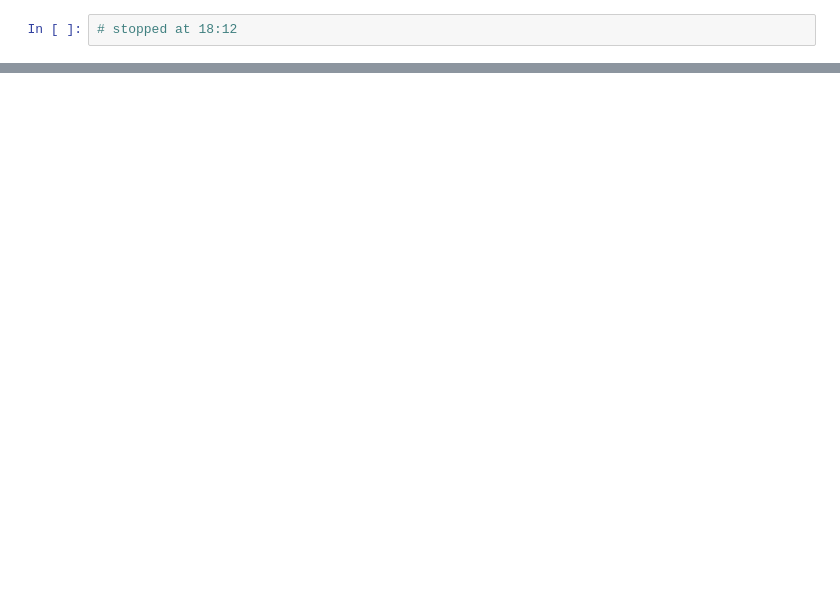
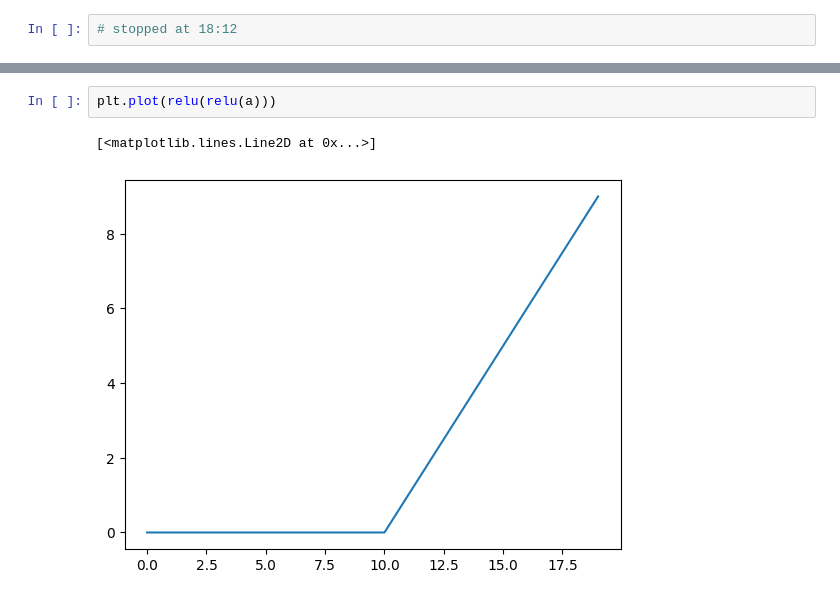
Before and after one commit to 00015775/learning-lab, a Jupyter notebook: pytorch/notebooks/03_youtube_pytorch.ipynb, the cells around one changed output, grey strips where cells are left out. Cells and saved outputs as stored; diff of their text form; blank space fills up the shorter version.

```diff
--- a/pytorch/notebooks/03_youtube_pytorch.ipynb
+++ b/pytorch/notebooks/03_youtube_pytorch.ipynb
@@ -1068,0 +1127,5 @@ torch.Size([16, 10])
+# %%
+plt.plot(relu(relu(a)))
+# %% [output]
+[<matplotlib.lines.Line2D at 0x...>]
+[figure, added]
```
Also changed, not shown: parts of 53 cells of this notebook.
